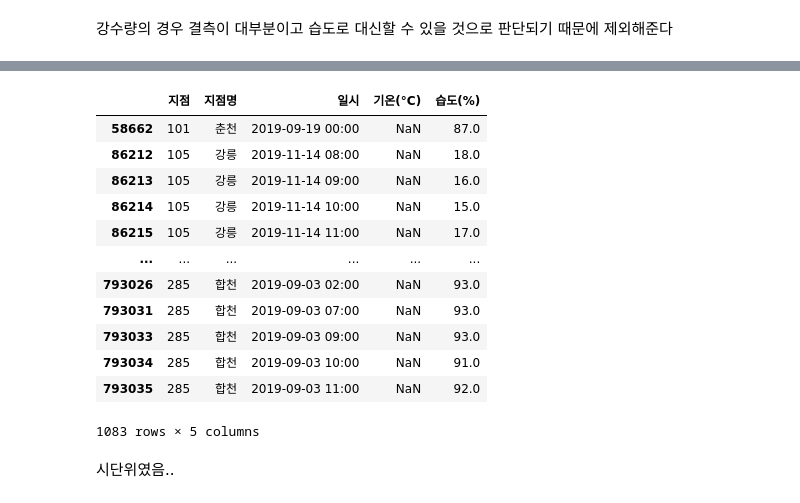
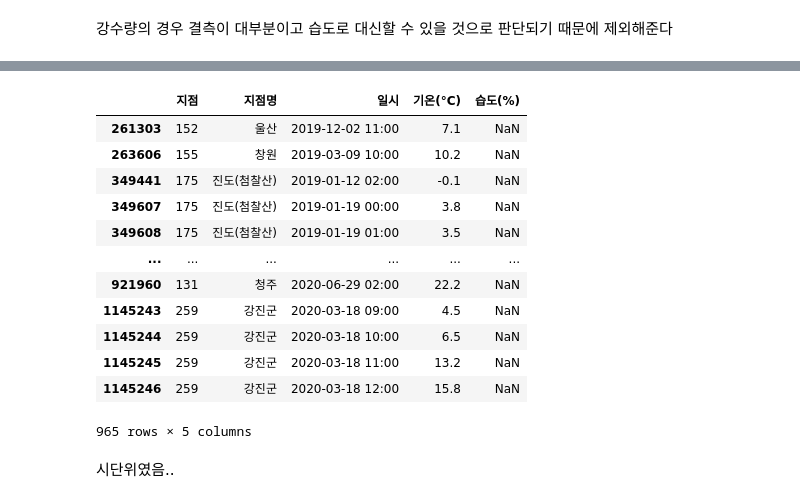
Before and after one commit to Yeeun-Lee/big_contest_2020, a Jupyter notebook: prep/weather.ipynb, the cells around one changed output, grey strips where cells are left out. Drawn from its saved outputs; the diff is of its cells as text; code cells hidden in the pictures.

```diff
--- a/prep/weather.ipynb
+++ b/prep/weather.ipynb
@@ -13,7 +17,7 @@ print("numpy : ", np.__version__)
 pandas :  1.0.5
 numpy :  1.19.1
 # %%
-weather = pd.read_csv("weather.csv", encoding='cp949', engine='python')
+weather = pd.read_csv("data/weather.csv", encoding='cp949', engine='python')
 weather.head()
 # %% [output]
 |  | 지점 | 지점명 | 일시 | 기온(°C) | 강수량(mm) | 습도(%) |
@@ -38,0 +45,3 @@ weather = weather.drop(['강수량(mm)'], axis=1)
+# %%
+weather2 = pd.read_csv("data/weather2020.csv", encoding='cp949', engine='python')
+weather2.head()
@@ -38,0 +55,3 @@ weather = weather.drop(['강수량(mm)'], axis=1)
+# %%
+weather = pd.concat([weather, weather2]).reset_index(drop = True)
+weather.info()
@@ -39,19 +71,19 @@ weather = weather.drop(['강수량(mm)'], axis=1)
 # %%
-weather[pd.isnull(weather[['기온(°C)', '습도(%)']]).any(axis=1)]
+weather[pd.isnull(weather[['습도(%)']]).any(axis=1)]
 # %% [output]
 |  | 지점 | 지점명 | 일시 | 기온(°C) | 습도(%) |
-| 58662 | 101 | 춘천 | 2019-09-19 00:00 | NaN | 87.0 |
-| 86212 | 105 | 강릉 | 2019-11-14 08:00 | NaN | 18.0 |
-| 86213 | 105 | 강릉 | 2019-11-14 09:00 | NaN | 16.0 |
-| 86214 | 105 | 강릉 | 2019-11-14 10:00 | NaN | 15.0 |
-| 86215 | 105 | 강릉 | 2019-11-14 11:00 | NaN | 17.0 |
+| 261303 | 152 | 울산 | 2019-12-02 11:00 | 7.1 | NaN |
+| 263606 | 155 | 창원 | 2019-03-09 10:00 | 10.2 | NaN |
+| 349441 | 175 | 진도(첨찰산) | 2019-01-12 02:00 | -0.1 | NaN |
+| 349607 | 175 | 진도(첨찰산) | 2019-01-19 00:00 | 3.8 | NaN |
+| 349608 | 175 | 진도(첨찰산) | 2019-01-19 01:00 | 3.5 | NaN |
 | ... | ... | ... | ... | ... | ... |
-| 793026 | 285 | 합천 | 2019-09-03 02:00 | NaN | 93.0 |
-| 793031 | 285 | 합천 | 2019-09-03 07:00 | NaN | 93.0 |
-| 793033 | 285 | 합천 | 2019-09-03 09:00 | NaN | 93.0 |
-| 793034 | 285 | 합천 | 2019-09-03 10:00 | NaN | 91.0 |
-| 793035 | 285 | 합천 | 2019-09-03 11:00 | NaN | 92.0 |
+| 921960 | 131 | 청주 | 2020-06-29 02:00 | 22.2 | NaN |
+| 1145243 | 259 | 강진군 | 2020-03-18 09:00 | 4.5 | NaN |
+| 1145244 | 259 | 강진군 | 2020-03-18 10:00 | 6.5 | NaN |
+| 1145245 | 259 | 강진군 | 2020-03-18 11:00 | 13.2 | NaN |
+| 1145246 | 259 | 강진군 | 2020-03-18 12:00 | 15.8 | NaN |
-1083 rows × 5 columns
+965 rows × 5 columns
 # %% [markdown]
 시단위였음..
 # %%
```
Also changed, not shown: parts of 26 cells of this notebook, 2 other files.
